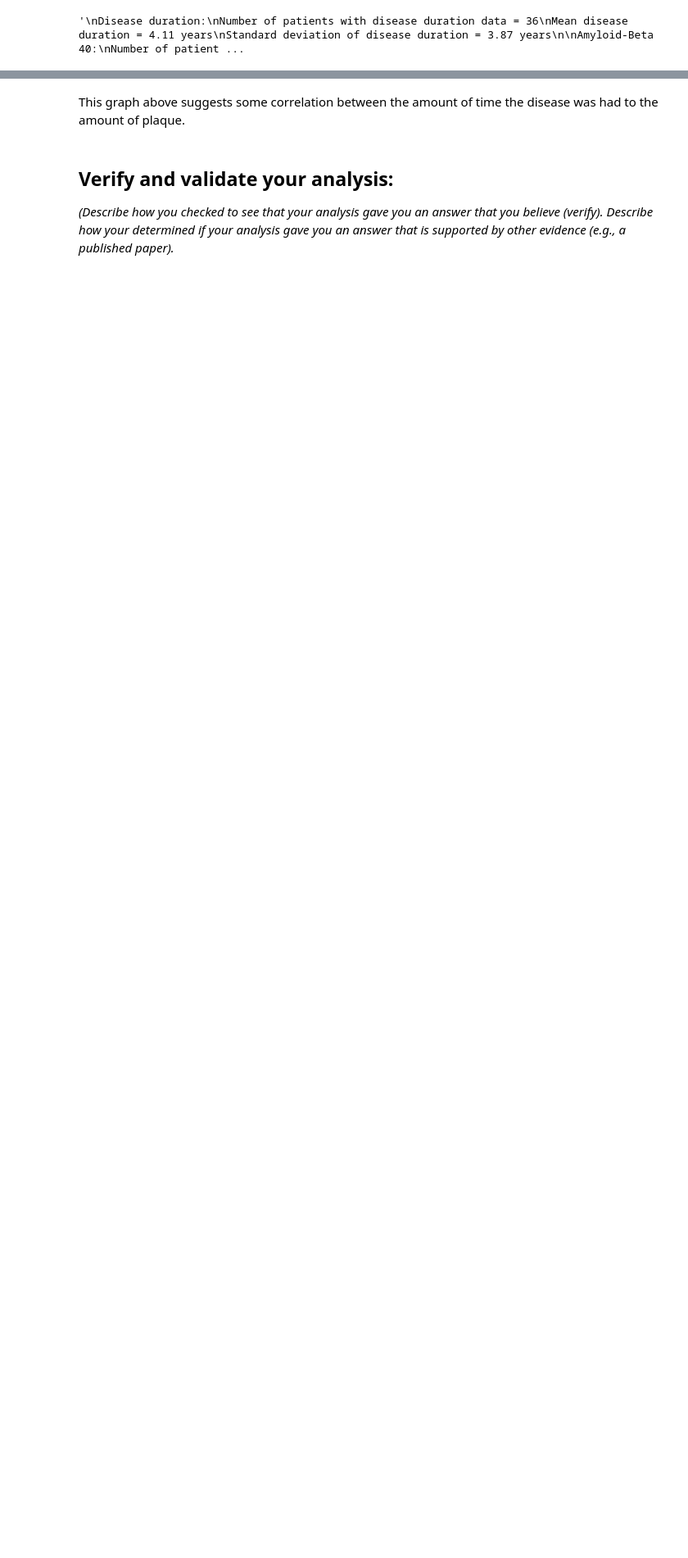
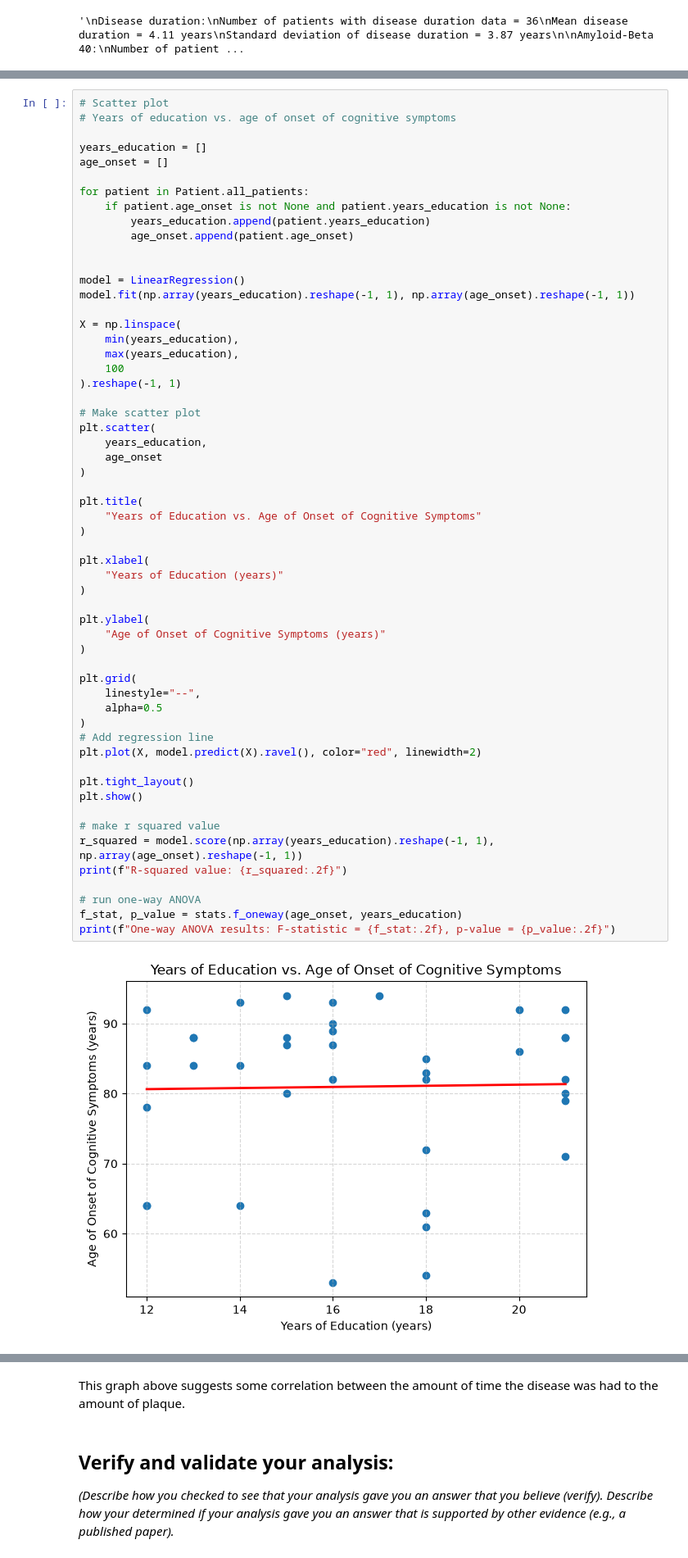
Before and after one commit to LayR451/BME2315_Module1, a Jupyter notebook: Module 1 Template (1).ipynb, the cells around one changed output, grey strips where cells are left out. Shown at 82% size. Cells and saved outputs as stored; diff of their text form; blank space fills up the shorter version.

Commit message:
statistical updates

```diff
--- a/Module 1 Template (1).ipynb
+++ b/Module 1 Template (1).ipynb
@@ -320,0 +478,59 @@ p value = 0.3473
+# %%
+# Scatter plot
+# Years of education vs. age of onset of cognitive symptoms
+
+years_education = []
+age_onset = []
+
+for patient in Patient.all_patients:
+    if patient.age_onset is not None and patient.years_education is not None:
+        years_education.append(patient.years_education)
+        age_onset.append(patient.age_onset)
+
+
+model = LinearRegression()
+model.fit(np.array(years_education).reshape(-1, 1), np.array(age_onset).reshape(-1, 1))
+
+X = np.linspace(
+    min(years_education),
+    max(years_education),
+    100
+).reshape(-1, 1)
+
+# Make scatter plot
+plt.scatter(
+    years_education,
+    age_onset
+)
+
+plt.title(
+    "Years of Education vs. Age of Onset of Cognitive Symptoms"
+)
+
+plt.xlabel(
+    "Years of Education (years)"
+)
+
+plt.ylabel(
+    "Age of Onset of Cognitive Symptoms (years)"
+)
+
+plt.grid(
+    linestyle="--",
+    alpha=0.5
+)
+# Add regression line
+plt.plot(X, model.predict(X).ravel(), color="red", linewidth=2)
+
+plt.tight_layout()
+plt.show()
+
+# make r squared value
+r_squared = model.score(np.array(years_education).reshape(-1, 1), np.array(age_onset).reshape(-1, 1))
+print(f"R-squared value: {r_squared:.2f}")
+
+# run one-way ANOVA
+f_stat, p_value = stats.f_oneway(age_onset, years_education)
+print(f"One-way ANOVA results: F-statistic = {f_stat:.2f}, p-value = {p_value:.2f}")
+# %% [output]
+[figure, added]
```
Also changed, not shown: parts of 6 cells of this notebook, 2 other files.
